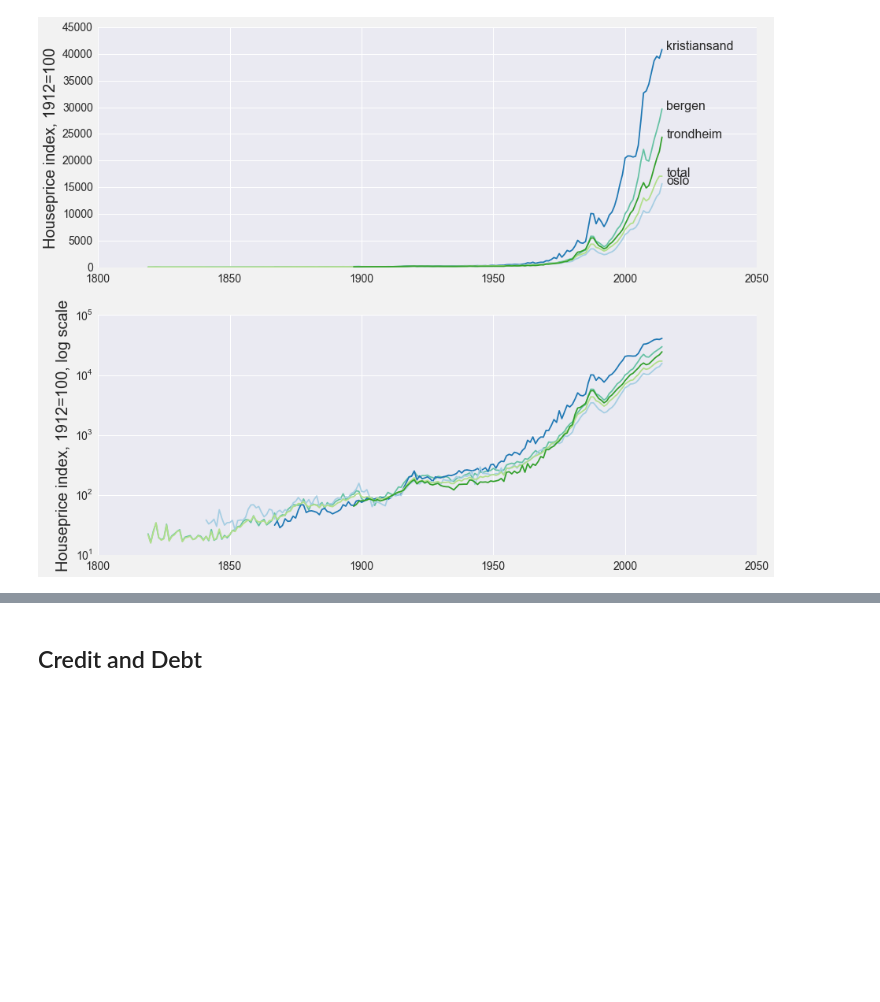
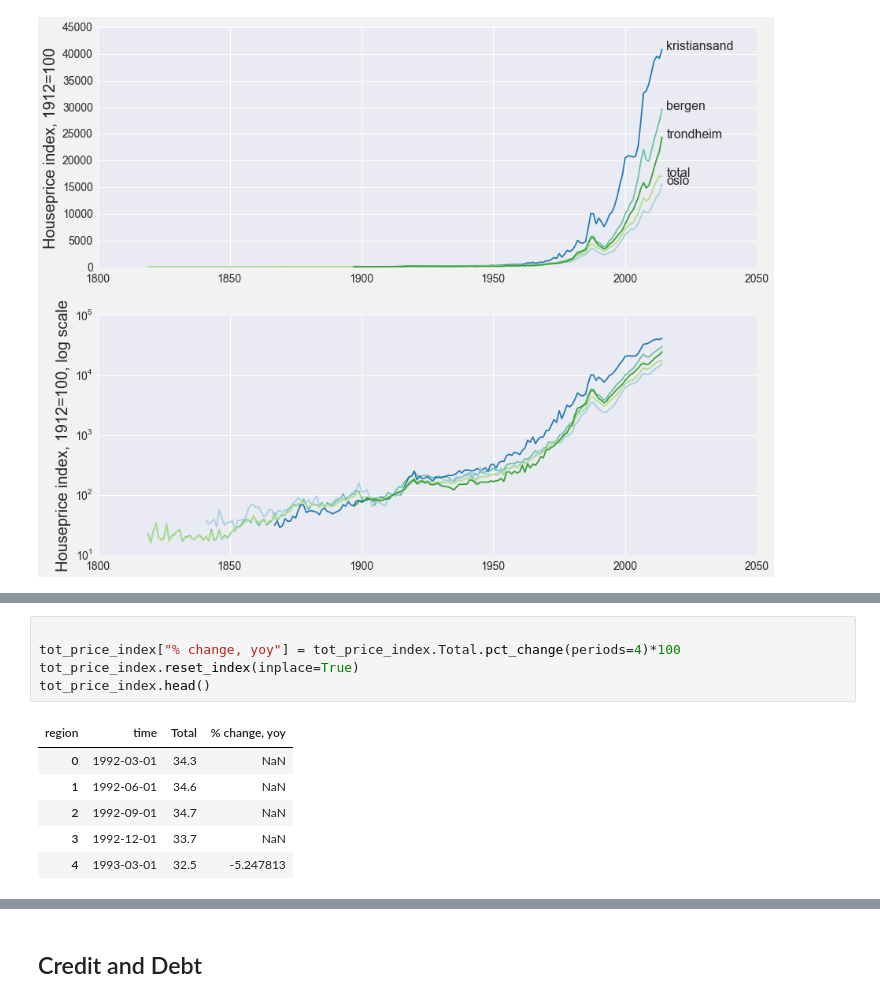
Before and after one commit to jmaurit/norwayeconomy, a Jupyter notebook: norwayeconomy.ipynb, the cells around one changed output, grey strips where cells are left out. Drawn from its saved outputs; the diff is of its cells as text; blank space fills up the shorter version.

```diff
--- a/norwayeconomy.ipynb
+++ b/norwayeconomy.ipynb
@@ -291,0 +329,12 @@ plt.show()
+# %%
+
+tot_price_index["% change, yoy"] = tot_price_index.Total.pct_change(periods=4)*100
+tot_price_index.reset_index(inplace=True)
+tot_price_index.head()
+# %% [output]
+| region | time | Total | % change, yoy |
+| 0 | 1992-03-01 | 34.3 | NaN |
+| 1 | 1992-06-01 | 34.6 | NaN |
+| 2 | 1992-09-01 | 34.7 | NaN |
+| 3 | 1992-12-01 | 33.7 | NaN |
+| 4 | 1993-03-01 | 32.5 | -5.247813 |
```
Also changed, not shown: parts of 18 cells of this notebook, 15 other files.
